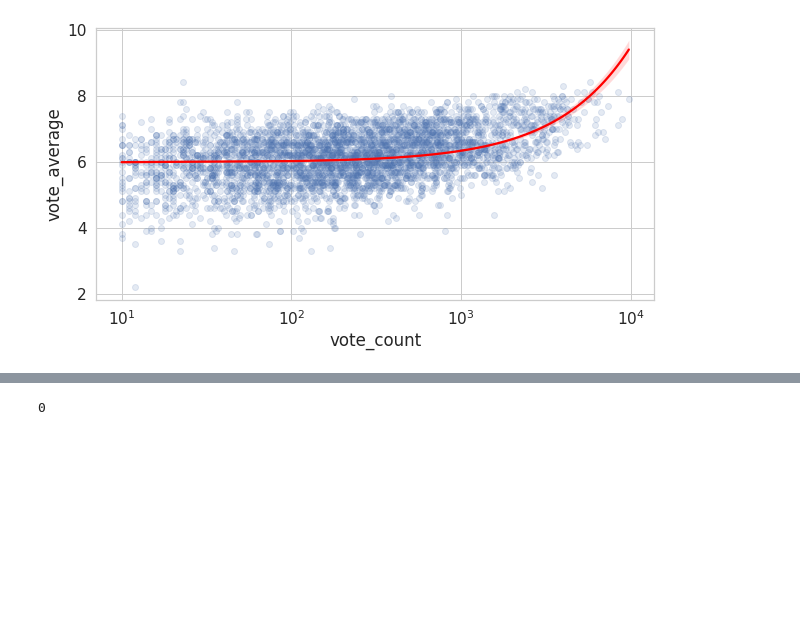
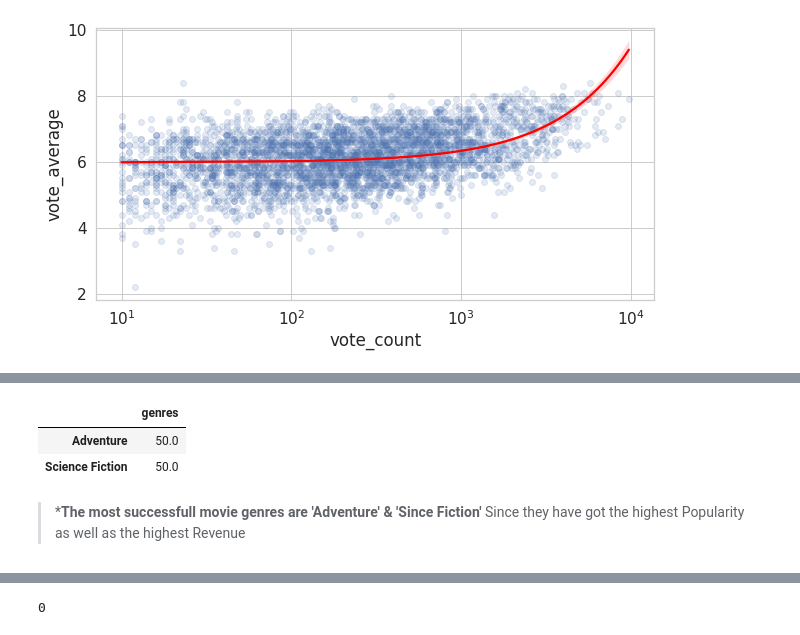
Before and after one commit to MOSHUKUR/Investigate-a-Dataset---tmdb-movies-, a Jupyter notebook: Investigate_a_Dataset.ipynb, the cells around one changed output, grey strips where cells are left out. Cells and saved outputs as stored; diff of their text form; code cells hidden in the pictures; blank space fills up the shorter version.

```diff
--- a/Investigate_a_Dataset.ipynb
+++ b/Investigate_a_Dataset.ipynb
@@ -433,0 +571,9 @@ plt.show()
+# %%
+df_success.query('genres == genres.max()')
+# %% [output]
+|  | genres |
+| Adventure | 50.0 |
+| Science Fiction | 50.0 |
+# %% [markdown]
+> ***The most successfull movie genres are 'Adventure' & 'Since Fiction'**
+Since they have got the highest Popularity as well as the highest Revenue
```
Also changed, not shown: parts of 51 cells of this notebook.
